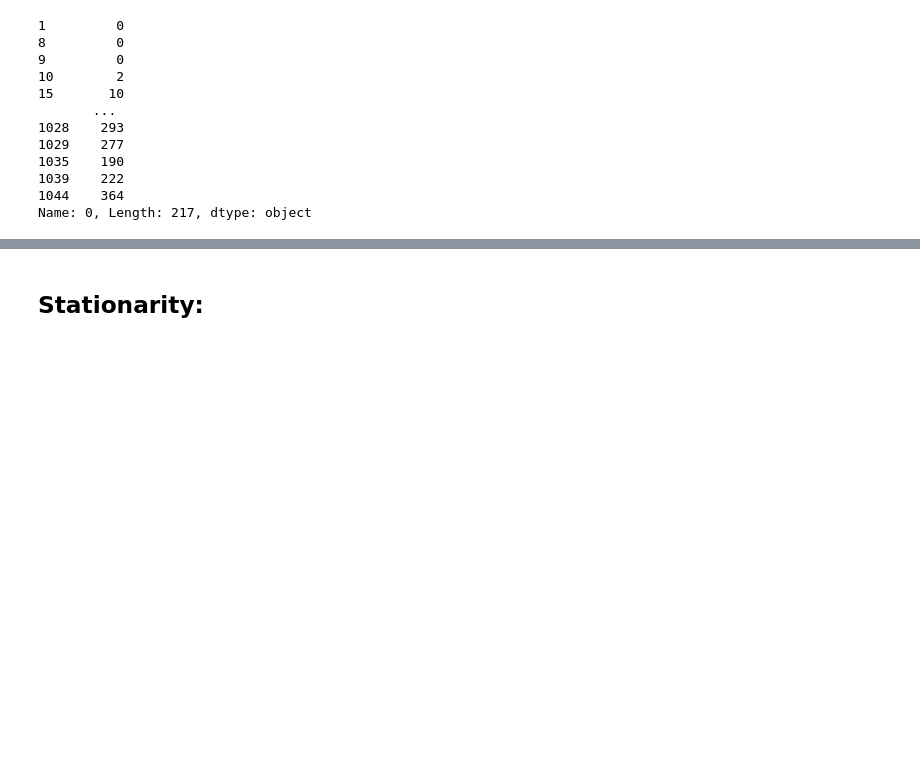
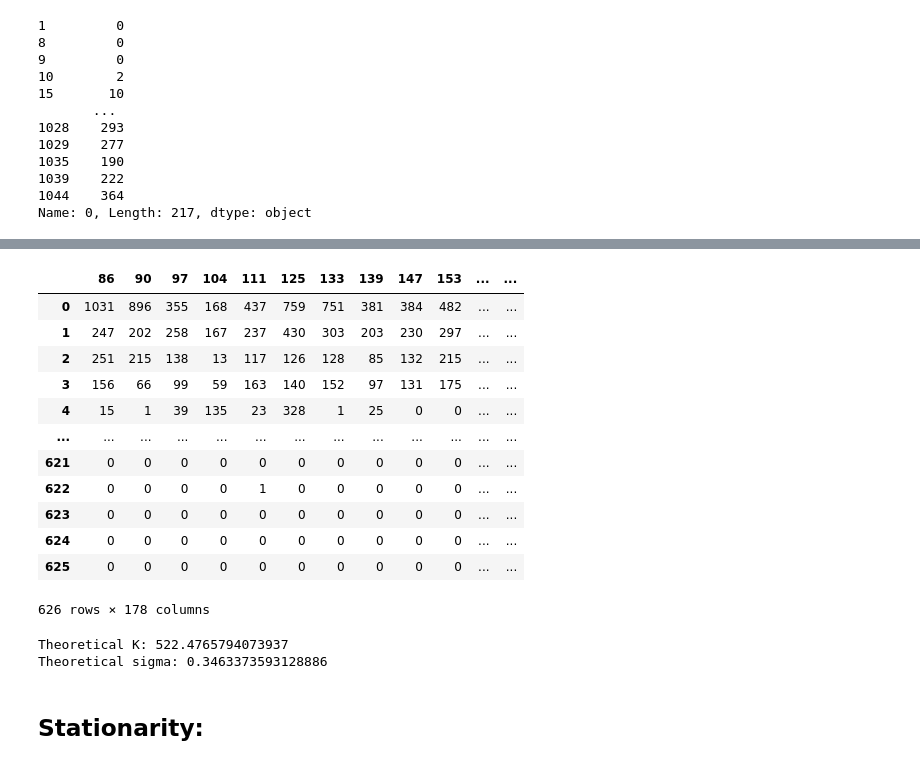
Before and after one commit to miriamzara/LCPA_project, a Jupyter notebook: LogisticModel.ipynb, the cells around one changed output, grey strips where cells are left out. Saved outputs shown, nothing was run; the diff lists cells and outputs as text; code cells hidden in the pictures; blank space fills up the shorter version.

```diff
--- a/LogisticModel.ipynb
+++ b/LogisticModel.ipynb
@@ -415,3 +412,37 @@ NameError: name 'mice_ab' is not defined
+# %%
+# GET RID OF TRANSIENT
+
+# Get rid of the first forty samples --> this way to consider only data at "stationarity"
+# Discard the initial transient
+df_red = df.drop(df.columns[:40], axis=1)
+df_red
+# %% [output]
+|  | 86 | 90 | 97 | 104 | 111 | 125 | 133 | 139 | 147 | 153 | ... | ... |
+| 0 | 1031 | 896 | 355 | 168 | 437 | 759 | 751 | 381 | 384 | 482 | ... | ... |
+| 1 | 247 | 202 | 258 | 167 | 237 | 430 | 303 | 203 | 230 | 297 | ... | ... |
+| 2 | 251 | 215 | 138 | 13 | 117 | 126 | 128 | 85 | 132 | 215 | ... | ... |
+| 3 | 156 | 66 | 99 | 59 | 163 | 140 | 152 | 97 | 131 | 175 | ... | ... |
+| 4 | 15 | 1 | 39 | 135 | 23 | 328 | 1 | 25 | 0 | 0 | ... | ... |
+| ... | ... | ... | ... | ... | ... | ... | ... | ... | ... | ... | ... | ... |
+| 621 | 0 | 0 | 0 | 0 | 0 | 0 | 0 | 0 | 0 | 0 | ... | ... |
+| 622 | 0 | 0 | 0 | 0 | 1 | 0 | 0 | 0 | 0 | 0 | ... | ... |
+| 623 | 0 | 0 | 0 | 0 | 0 | 0 | 0 | 0 | 0 | 0 | ... | ... |
+| 624 | 0 | 0 | 0 | 0 | 0 | 0 | 0 | 0 | 0 | 0 | ... | ... |
+| 625 | 0 | 0 | 0 | 0 | 0 | 0 | 0 | 0 | 0 | 0 | ... | ... |
+626 rows × 178 columns
+# %%
+# ESTIMATE THE VALUES OF K AND SIGMA FROM THEORY
+var=np.var(time_series)
+mean=np.mean(time_series)
+
+sigma_th=2*var/(mean**2+var)
+K_th=mean*2/(2-sigma_th)
+
+print("Theoretical K:", K_th)
+print("Theoretical sigma:", sigma_th)
+# %% [output]
+Theoretical K: 522.4765794073937
+Theoretical sigma: 0.3463373593128886
 # %%
 # Sample counts for days for which the individual was sampled
 # %%
```
Also changed, not shown: parts of 15 cells of this notebook.
